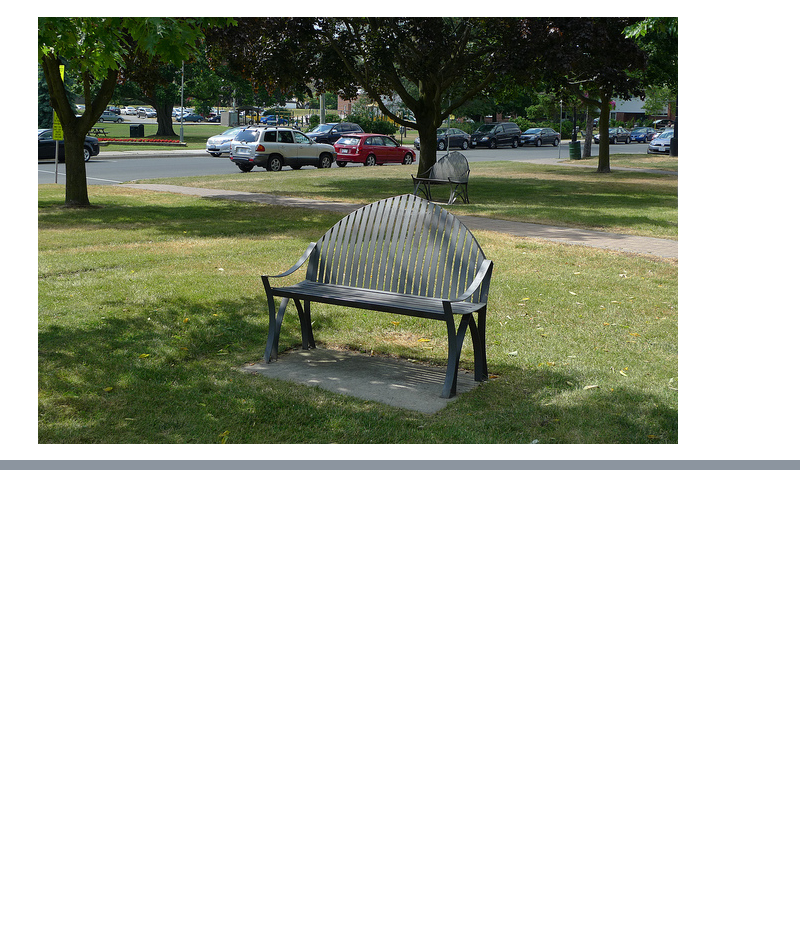
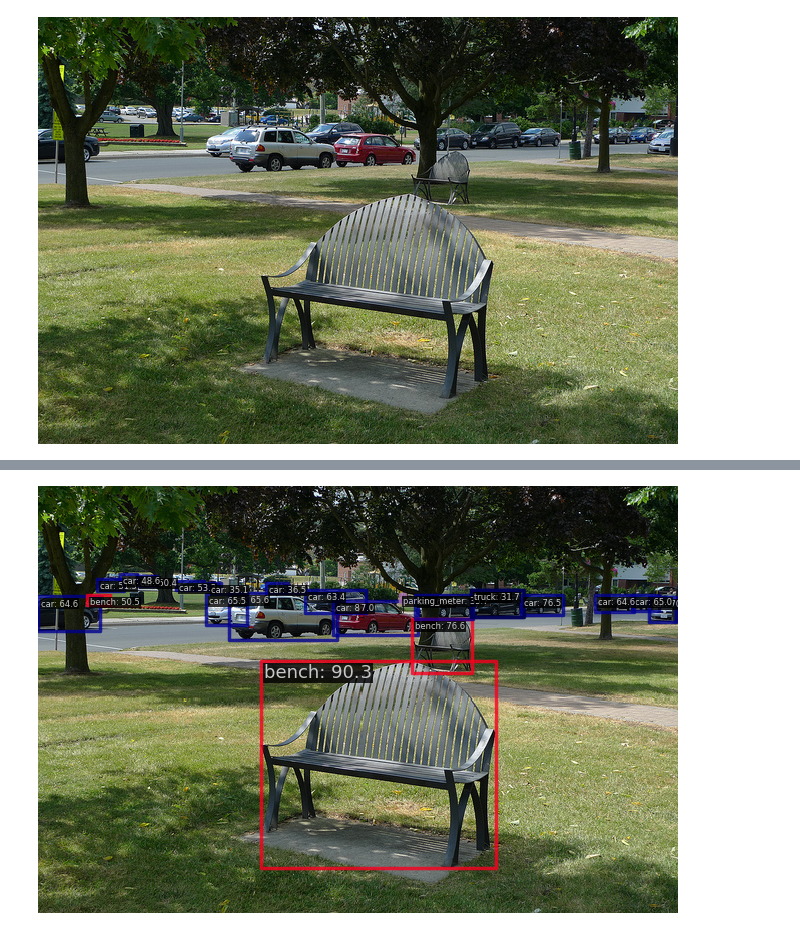
Before and after one commit to anenbergb/Co-DETR-TensorRT, a Jupyter notebook: notebooks/dev-torch_tensorrt.ipynb, the cells around one changed output, grey strips where cells are left out. Cells and saved outputs as stored; diff of their text form; code cells hidden in the pictures; blank space fills up the shorter version.

```diff
--- a/notebooks/dev-torch_tensorrt.ipynb
+++ b/notebooks/dev-torch_tensorrt.ipynb
@@ -272,0 +98,2 @@ setup: torch.cuda.synchronize()
+# %%
+model_trt = torch.export.load("/home/bryan/expr/co-detr/export/codetr_fp16/codetr.ep").module()
@@ -272,0 +102,8 @@ setup: torch.cuda.synchronize()
+# %%
+inferencer.model = model_trt
+# %%
+result_trt = inferencer([image_array,], return_vis=True, dtype=torch.float16)
+torch.cuda.empty_cache()
+Image.fromarray(result_trt["visualization"][0])
+# %% [output]
+[figure, added]
```
Also changed, not shown: parts of 20 cells of this notebook, 2 other files.
